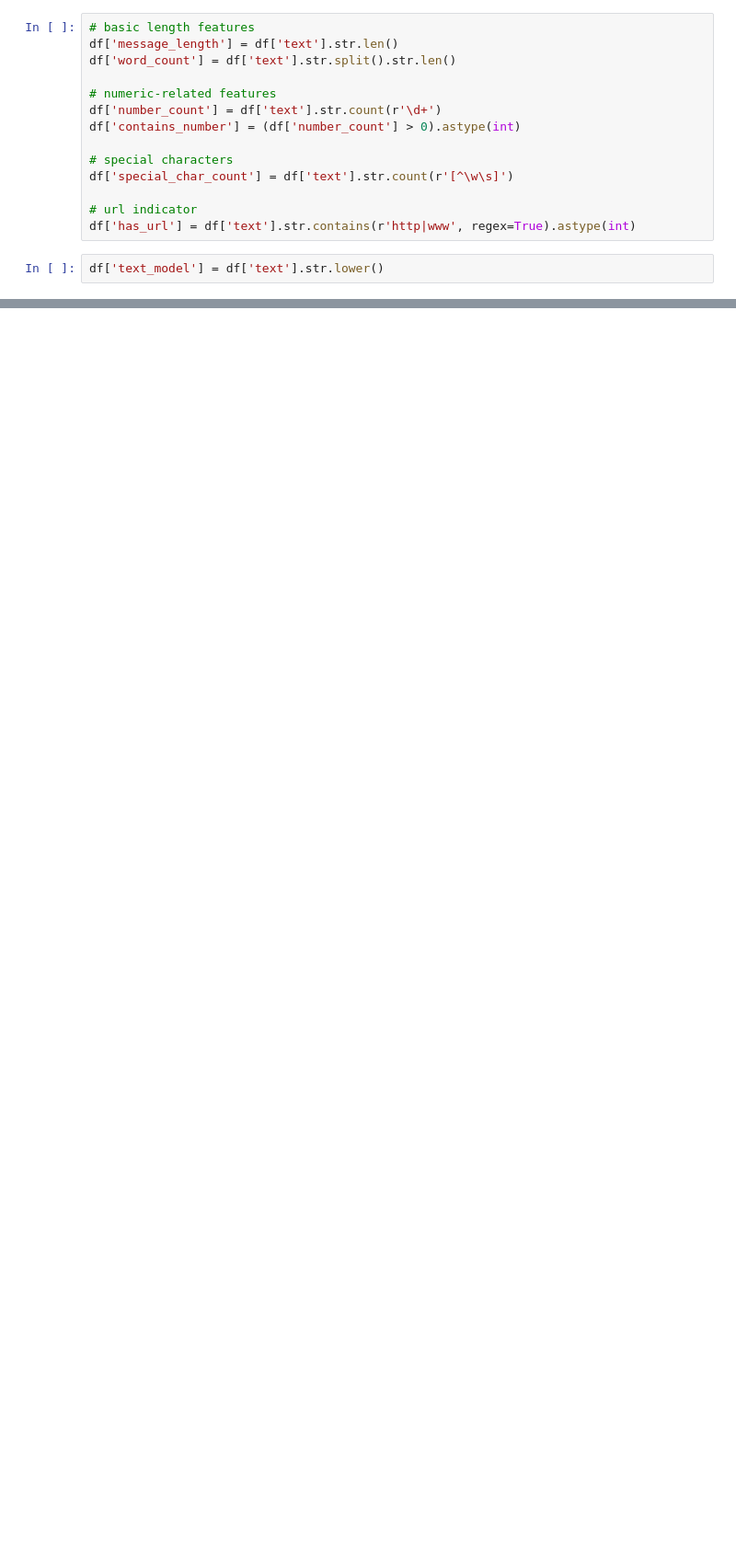
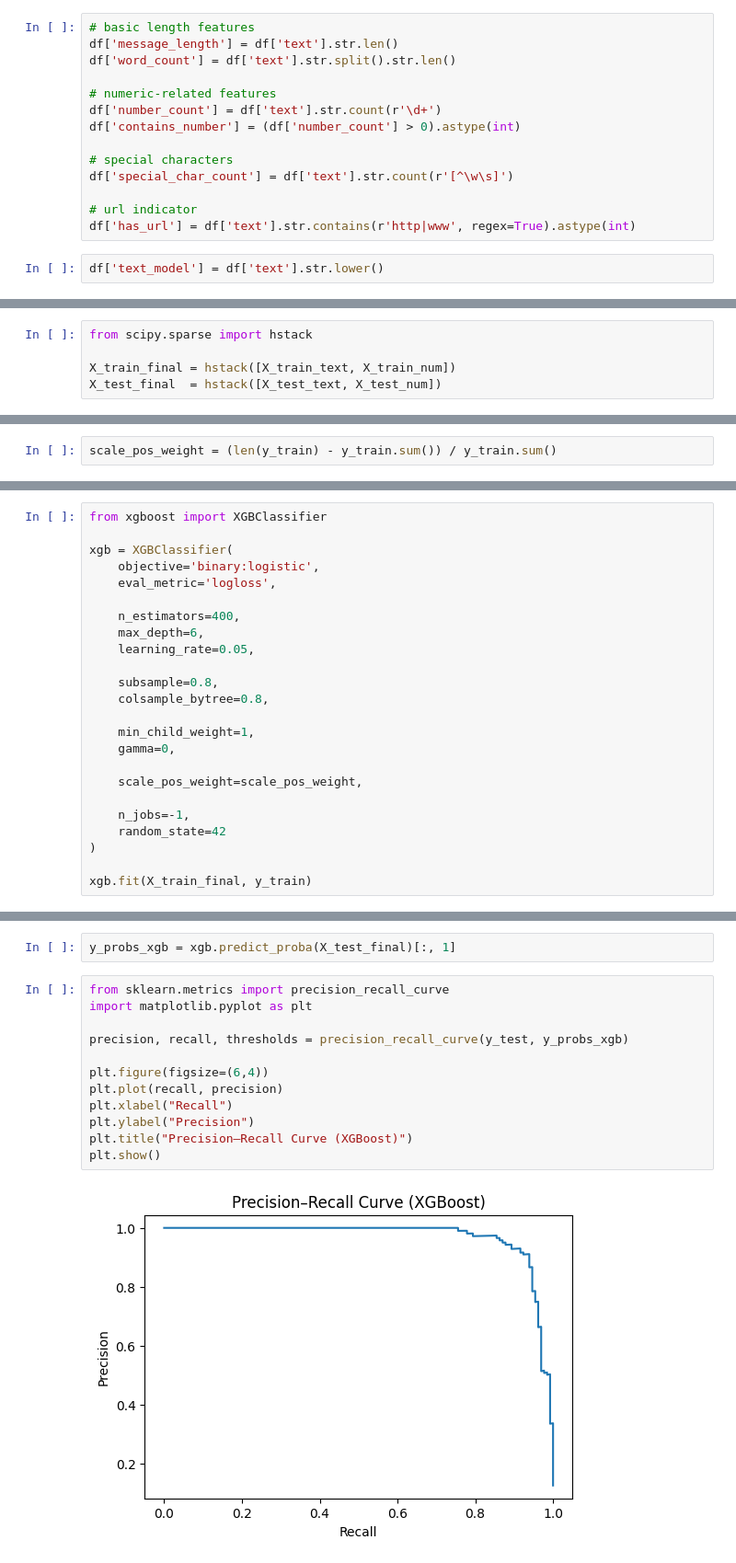
Before and after one commit to AyushWaghmare019/Text-Based-Risk-Classification-System, a Jupyter notebook: notebooks/modelling.ipynb, the cells around one changed output, grey strips where cells are left out. Shown at 92% size. Cells and saved outputs as stored; diff of their text form; blank space fills up the shorter version.

```diff
--- a/notebooks/modelling.ipynb
+++ b/notebooks/modelling.ipynb
@@ -39,0 +79,5 @@ df['text_model'] = df['text'].str.lower()
+# %%
+from scipy.sparse import hstack
+
+X_train_final = hstack([X_train_text, X_train_num])
+X_test_final  = hstack([X_test_text, X_test_num])
@@ -39,0 +101,2 @@ df['text_model'] = df['text'].str.lower()
+# %%
+scale_pos_weight = (len(y_train) - y_train.sum()) / y_train.sum()
@@ -39,0 +125,24 @@ df['text_model'] = df['text'].str.lower()
+# %%
+from xgboost import XGBClassifier
+
+xgb = XGBClassifier(
+    objective='binary:logistic',
+    eval_metric='logloss',
+
+    n_estimators=400,
+    max_depth=6,
+    learning_rate=0.05,
+
+    subsample=0.8,
+    colsample_bytree=0.8,
+
+    min_child_weight=1,
+    gamma=0,
+
+    scale_pos_weight=scale_pos_weight,
+
+    n_jobs=-1,
+    random_state=42
+)
+
+xgb.fit(X_train_final, y_train)
@@ -39,0 +190,16 @@ df['text_model'] = df['text'].str.lower()
+# %%
+y_probs_xgb = xgb.predict_proba(X_test_final)[:, 1]
+# %%
+from sklearn.metrics import precision_recall_curve
+import matplotlib.pyplot as plt
+
+precision, recall, thresholds = precision_recall_curve(y_test, y_probs_xgb)
+
+plt.figure(figsize=(6,4))
+plt.plot(recall, precision)
+plt.xlabel("Recall")
+plt.ylabel("Precision")
+plt.title("Precision–Recall Curve (XGBoost)")
+plt.show()
+# %% [output]
+[figure, added]
```
Also changed, not shown: parts of 11 cells of this notebook.
